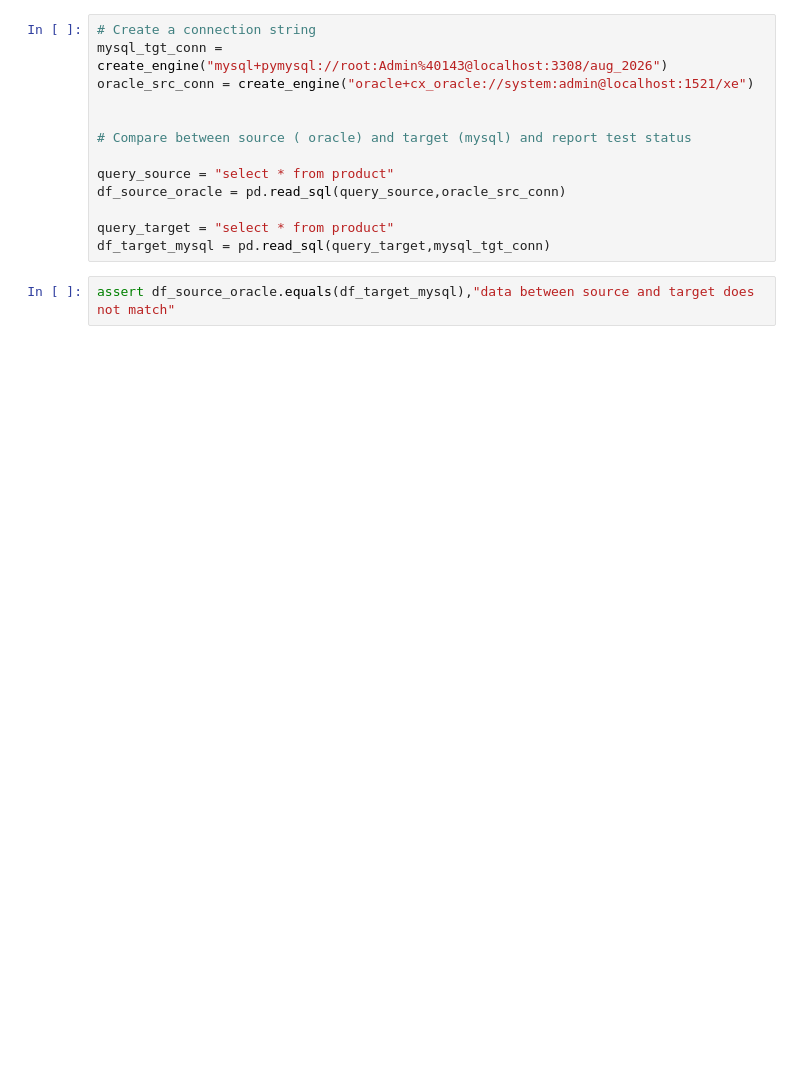
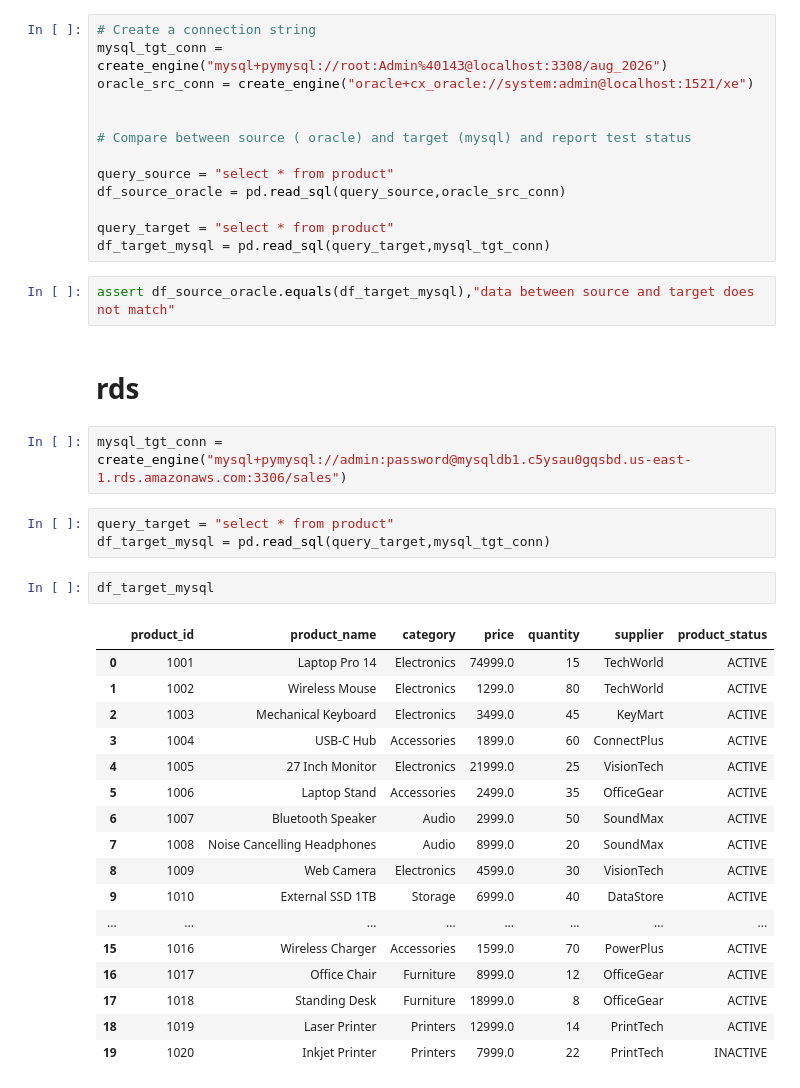
Before and after one commit to etlqalabs/Aug2026weekdays, a Jupyter notebook: Pandas_day5.ipynb, the cells around one changed output. Drawn from its saved outputs; the diff is of its cells as text; blank space fills up the shorter version.

```diff
--- a/Pandas_day5.ipynb
+++ b/Pandas_day5.ipynb
@@ -171,3 +172,30 @@ query_target = "select * from product"
 df_target_mysql = pd.read_sql(query_target,mysql_tgt_conn)
 # %%
 assert df_source_oracle.equals(df_target_mysql),"data between source and target does not match"
+# %% [markdown]
+# rds
+# %%
+mysql_tgt_conn = create_engine("mysql+pymysql://admin:password@mysqldb1.c5ysau0gqsbd.us-east-1.rds.amazonaws.com:3306/sales")
+# %%
+query_target = "select * from product"
+df_target_mysql = pd.read_sql(query_target,mysql_tgt_conn)
+# %%
+df_target_mysql
+# %% [output]
+|  | product_id | product_name | category | price | quantity | supplier | product_status |
+| 0 | 1001 | Laptop Pro 14 | Electronics | 74999.0 | 15 | TechWorld | ACTIVE |
+| 1 | 1002 | Wireless Mouse | Electronics | 1299.0 | 80 | TechWorld | ACTIVE |
+| 2 | 1003 | Mechanical Keyboard | Electronics | 3499.0 | 45 | KeyMart | ACTIVE |
+| 3 | 1004 | USB-C Hub | Accessories | 1899.0 | 60 | ConnectPlus | ACTIVE |
+| 4 | 1005 | 27 Inch Monitor | Electronics | 21999.0 | 25 | VisionTech | ACTIVE |
+| 5 | 1006 | Laptop Stand | Accessories | 2499.0 | 35 | OfficeGear | ACTIVE |
+| 6 | 1007 | Bluetooth Speaker | Audio | 2999.0 | 50 | SoundMax | ACTIVE |
+| 7 | 1008 | Noise Cancelling Headphones | Audio | 8999.0 | 20 | SoundMax | ACTIVE |
+| 8 | 1009 | Web Camera | Electronics | 4599.0 | 30 | VisionTech | ACTIVE |
+| 9 | 1010 | External SSD 1TB | Storage | 6999.0 | 40 | DataStore | ACTIVE |
+| ... | ... | ... | ... | ... | ... | ... | ... |
+| 15 | 1016 | Wireless Charger | Accessories | 1599.0 | 70 | PowerPlus | ACTIVE |
+| 16 | 1017 | Office Chair | Furniture | 8999.0 | 12 | OfficeGear | ACTIVE |
+| 17 | 1018 | Standing Desk | Furniture | 18999.0 | 8 | OfficeGear | ACTIVE |
+| 18 | 1019 | Laser Printer | Printers | 12999.0 | 14 | PrintTech | ACTIVE |
+| 19 | 1020 | Inkjet Printer | Printers | 7999.0 | 22 | PrintTech | INACTIVE |
```
Also changed, not shown: parts of 1 cell of this notebook, 1 other file.
